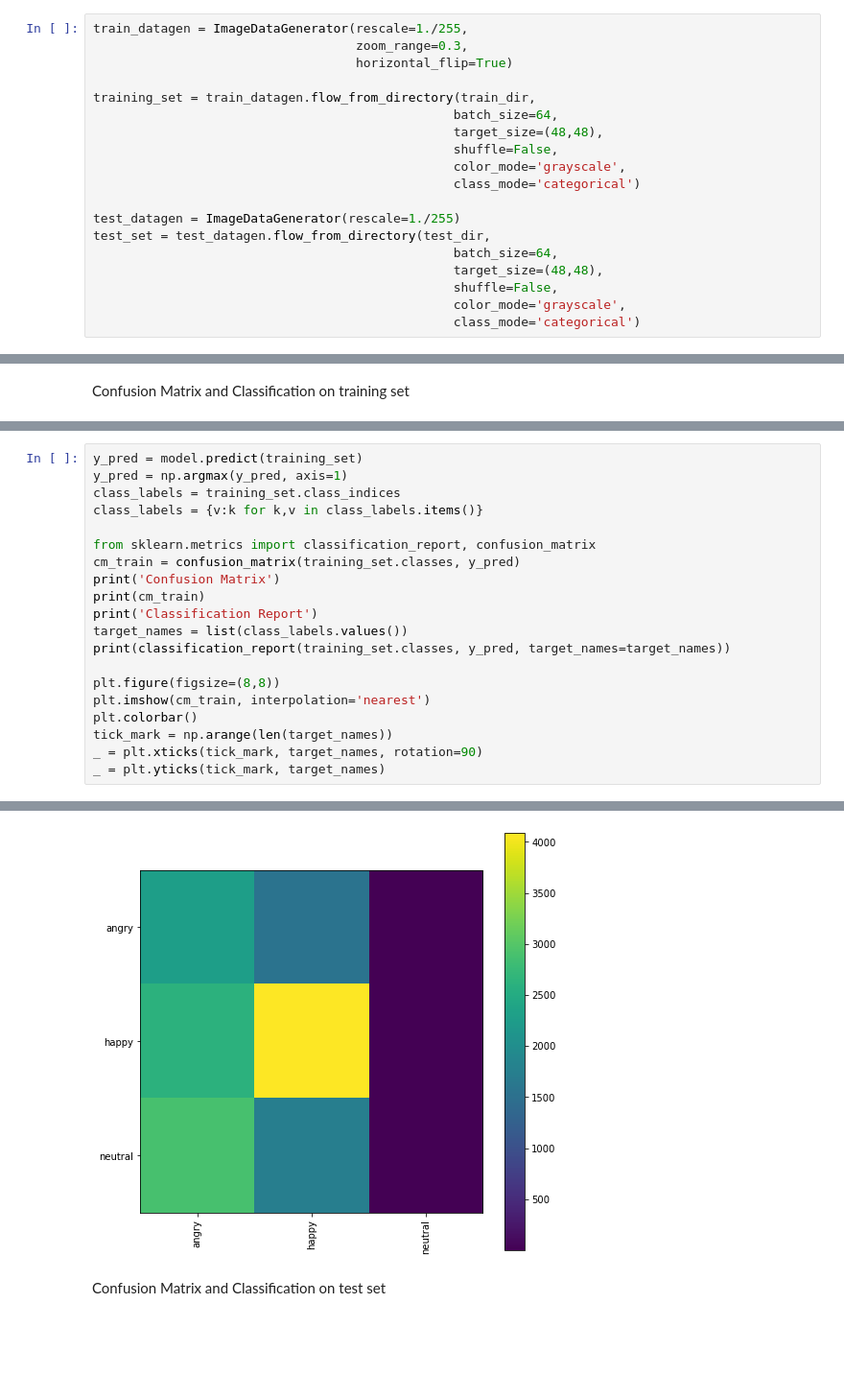
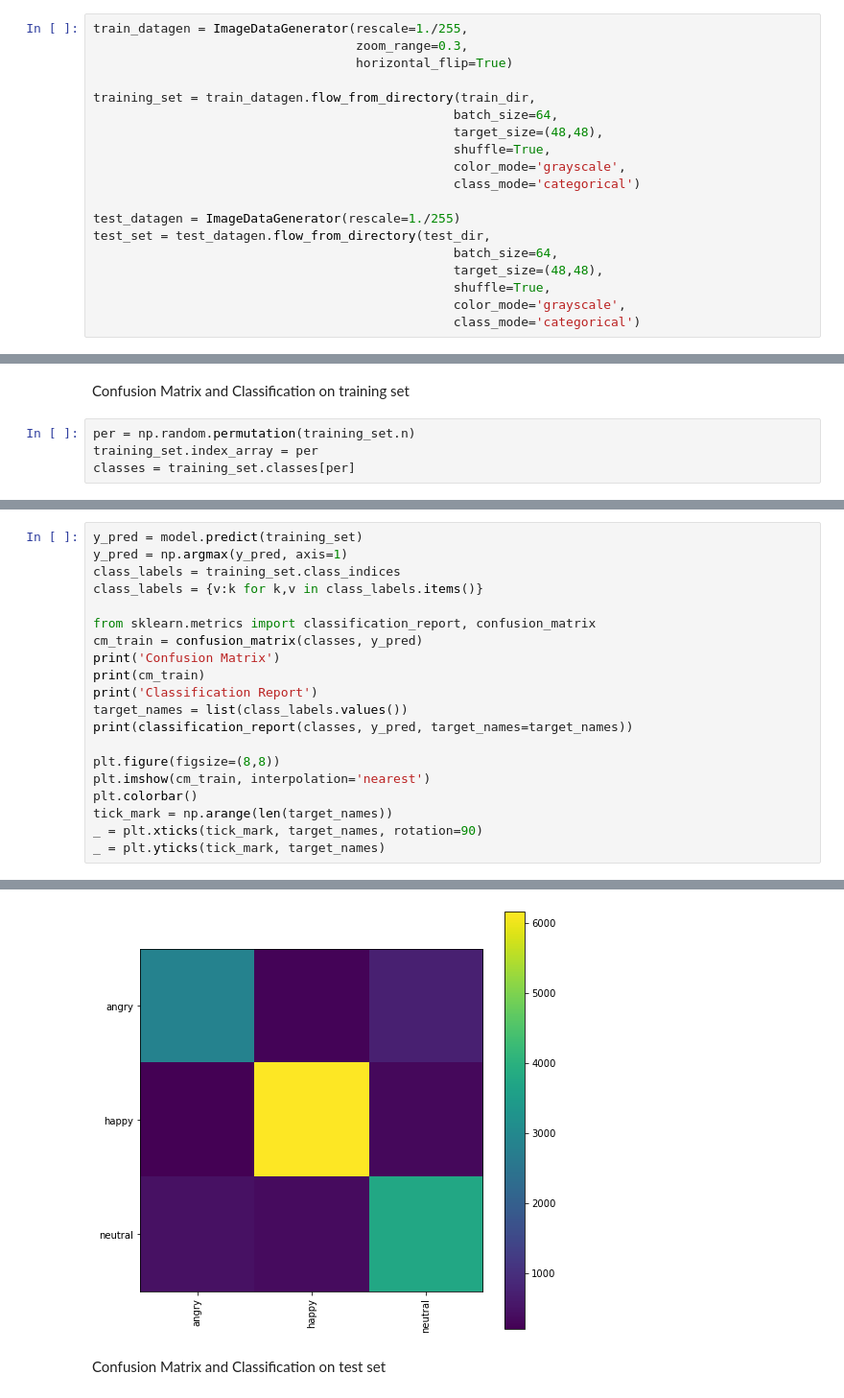
Before and after one commit to MaskedFaceRecognition/Emotion_Classification, a Jupyter notebook: Emotion_Classification_0_2.ipynb, the cells around one changed output, grey strips where cells are left out. Shown at 96% size. Drawn from its saved outputs; the diff is of its cells as text; blank space fills up the shorter version.

```diff
--- a/Emotion_Classification_0_2.ipynb
+++ b/Emotion_Classification_0_2.ipynb
@@ -66,7 +66,7 @@ train_datagen = ImageDataGenerator(rescale=1./255,
 training_set = train_datagen.flow_from_directory(train_dir,
                                                 batch_size=64,
                                                 target_size=(48,48),
-                                                shuffle=False,
+                                                shuffle=True,
                                                 color_mode='grayscale',
                                                 class_mode='categorical')
 
@@ -74,7 +74,7 @@ test_datagen = ImageDataGenerator(rescale=1./255)
 test_set = test_datagen.flow_from_directory(test_dir,
                                                 batch_size=64,
                                                 target_size=(48,48),
-                                                shuffle=False,
+                                                shuffle=True,
                                                 color_mode='grayscale',
                                                 class_mode='categorical')
 # %% [output]
@@ -313,3 +310,7 @@ model.save_weights('model_bestweight_0_2.h5')
 model.save('model_best_0_2.h5')
 # %% [markdown]
 Confusion Matrix and Classification on training set
+# %%
+per = np.random.permutation(training_set.n)
+training_set.index_array = per
+classes = training_set.classes[per]
@@ -337,12 +366,12 @@ class_labels = training_set.class_indices
 class_labels = {v:k for k,v in class_labels.items()}
 
 from sklearn.metrics import classification_report, confusion_matrix
-cm_train = confusion_matrix(training_set.classes, y_pred)
+cm_train = confusion_matrix(classes, y_pred)
 print('Confusion Matrix')
 print(cm_train)
 print('Classification Report')
 target_names = list(class_labels.values())
-print(classification_report(training_set.classes, y_pred, target_names=target_names))
+print(classification_report(classes, y_pred, target_names=target_names))
 
 plt.figure(figsize=(8,8))
 plt.imshow(cm_train, interpolation='nearest')
@@ -368,3 +397,3 @@ weighted avg       0.37      0.42      0.36     15230
-[figure, old version]
+[figure, new version]
 # %% [markdown]
 Confusion Matrix and Classification on test set
```
Also changed, not shown: parts of 17 cells of this notebook, 2 other files.
